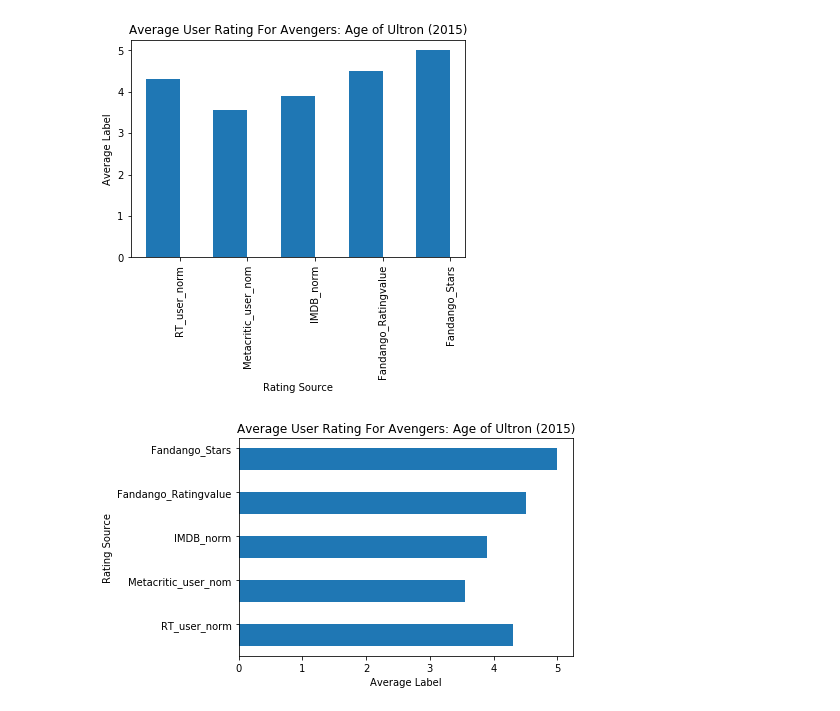
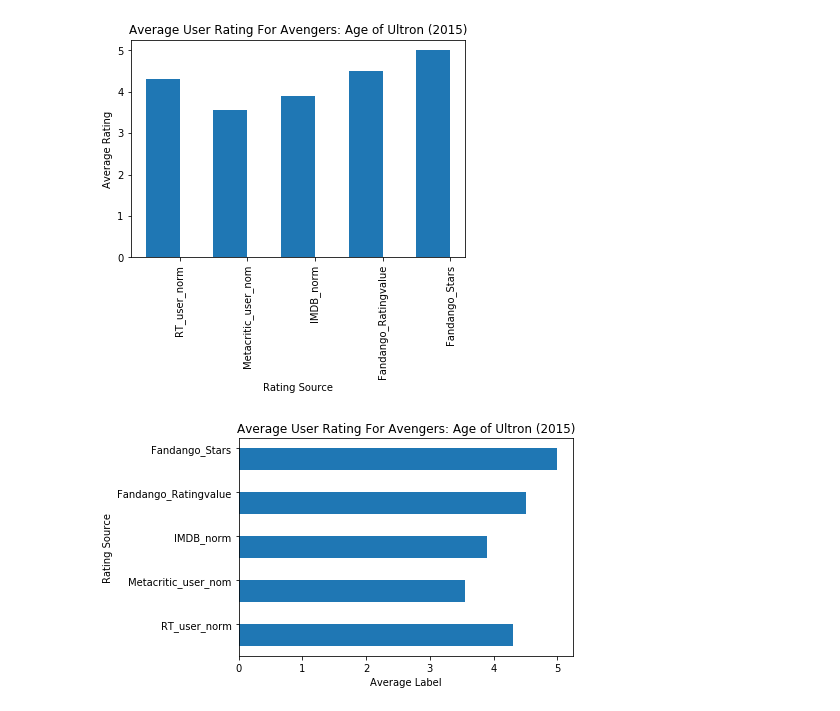
Before and after one commit to ahmedg82/fandango, a Jupyter notebook: fandago.ipynb, the cells around one changed output. Saved outputs shown, nothing was run; the diff lists cells and outputs as text; code cells hidden in the pictures.

Commit message:
add new graphs

```diff
--- a/fandago.ipynb
+++ b/fandago.ipynb
@@ -19,20 +15,24 @@ bar_postion = np.arange(5) + 0.75
 # %%
-bar_heights = norm_reviews[num_col].iloc[0].values
+num_cols = ['RT_user_norm', 'Metacritic_user_nom', 'IMDB_norm', 'Fandango_Ratingvalue', 'Fandango_Stars']
+bar_heights = norm_reviews[num_cols].iloc[0].values
 bar_positions = arange(5) + 0.75
-tick_postions = range(1,6)
-
+tick_positions = range(1,6)
+num_cols = ['RT_user_norm', 'Metacritic_user_nom', 'IMDB_norm', 'Fandango_Ratingvalue', 'Fandango_Stars']
+bar_heights = norm_reviews[num_cols].iloc[0].values
+bar_positions = arange(5) + 0.75
+tick_positions = range(1,6)
 fig, ax = plt.subplots()
 
-bar_heights = norm_reviews[num_col].iloc[0].values
 ax.bar(bar_positions, bar_heights, 0.5)
-ax.set_xticks(tick_postions)
-ax.set_xticklabels(num_col,rotation = 90)
+ax.set_xticks(tick_positions)
+ax.set_xticklabels(num_cols, rotation=90)
+
 ax.set_xlabel('Rating Source')
-ax.set_ylabel('Average Label')
+ax.set_ylabel('Average Rating')
 ax.set_title('Average User Rating For Avengers: Age of Ultron (2015)')
 plt.show()
 # %% [output]
-[figure, old version]
+[figure, new version]
 # %%
 bar_heights = norm_reviews[num_col].iloc[0].values
 bar_positions = arange(5) + 0.75
```
Also changed, not shown: parts of 3 cells of this notebook, 1 other file.
